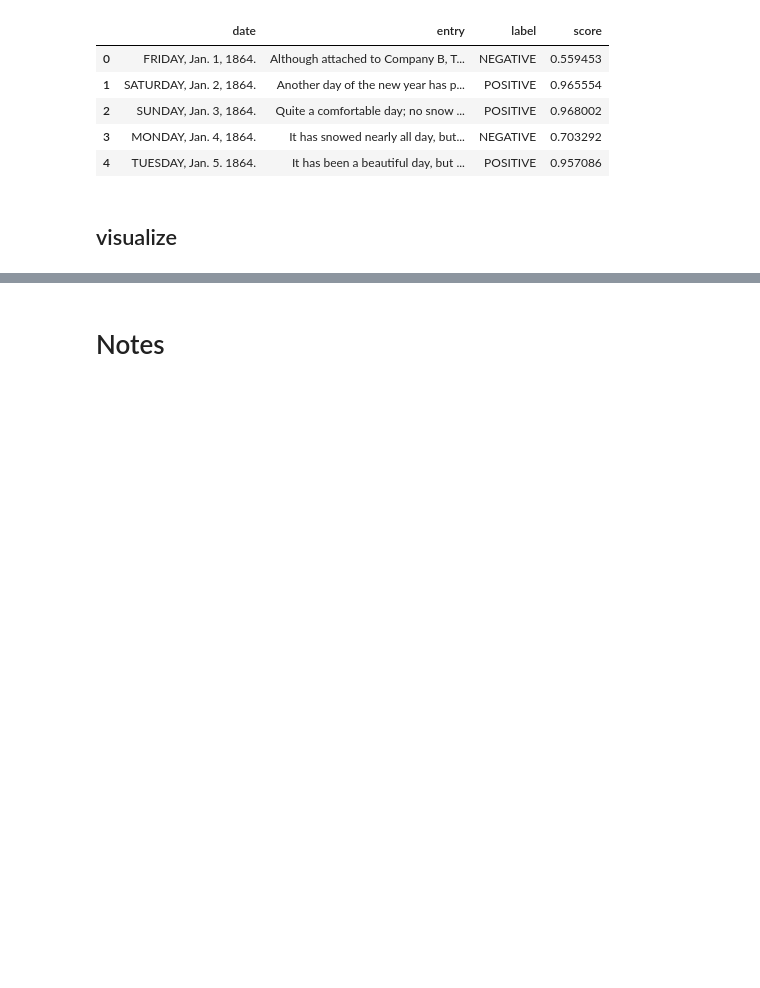
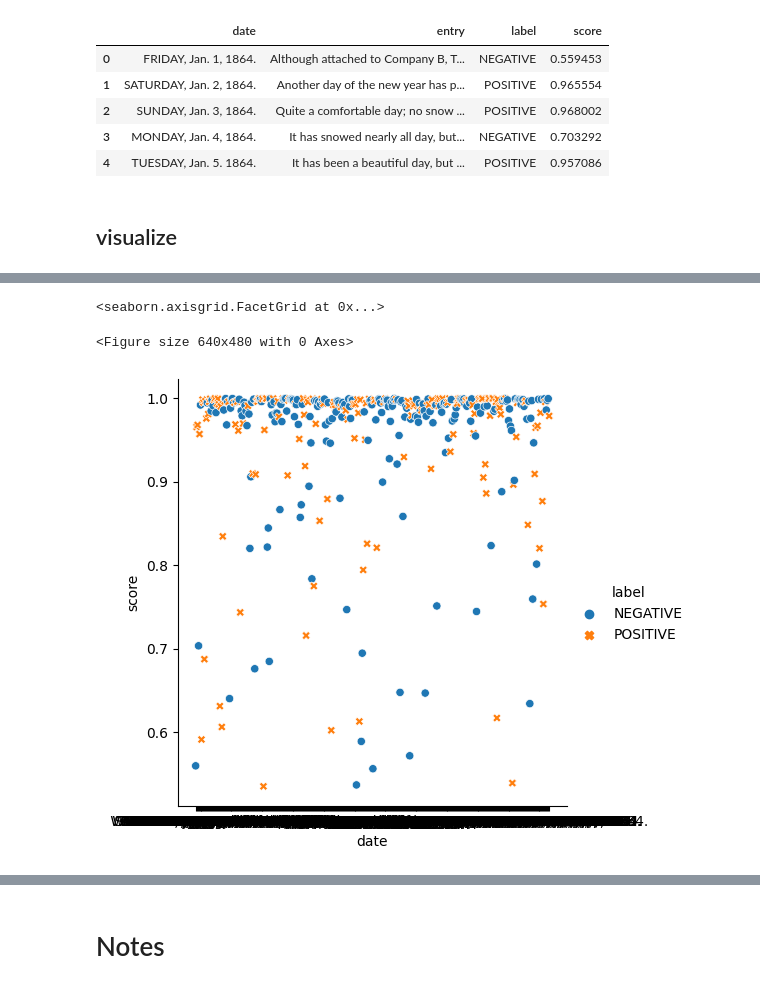
Before and after one commit to Ferrari-7/sentiment-in-the-recollections-of-a-soldier, a Jupyter notebook: notes.ipynb, the cells around one changed output, grey strips where cells are left out. Saved outputs shown, nothing was run; the diff lists cells and outputs as text; code cells hidden in the pictures; blank space fills up the shorter version.

```diff
--- a/notes.ipynb
+++ b/notes.ipynb
@@ -299,0 +305,7 @@ sns.catplot(data = df,
+# %%
+plt.clf()
+sns.relplot(data=df, x="date", y="score", hue="label", style="label")
+# %% [output]
+<seaborn.axisgrid.FacetGrid at 0x...>
+<Figure size 640x480 with 0 Axes>
+[figure, added]
```
Also changed, not shown: parts of 7 cells of this notebook.
